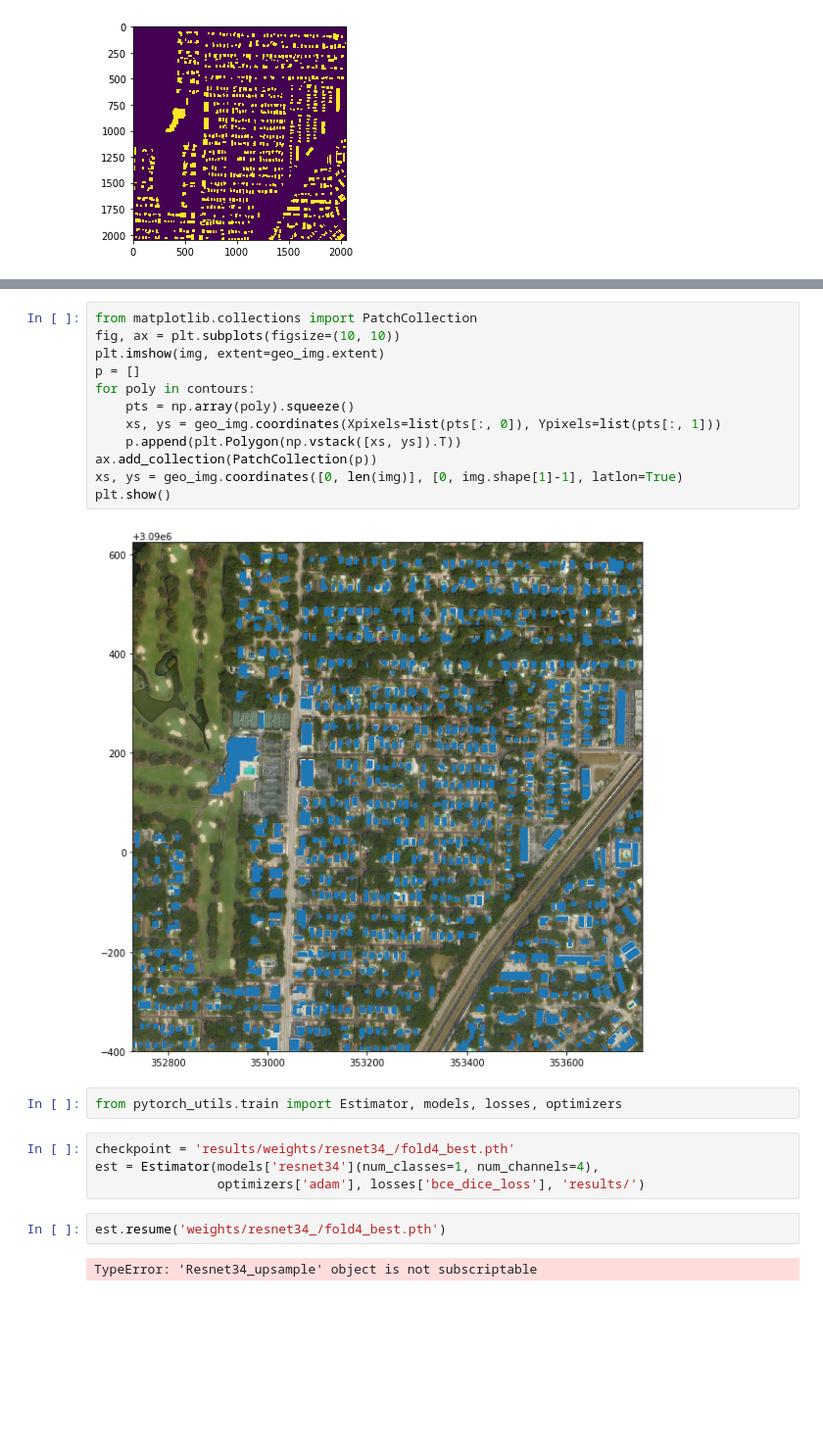
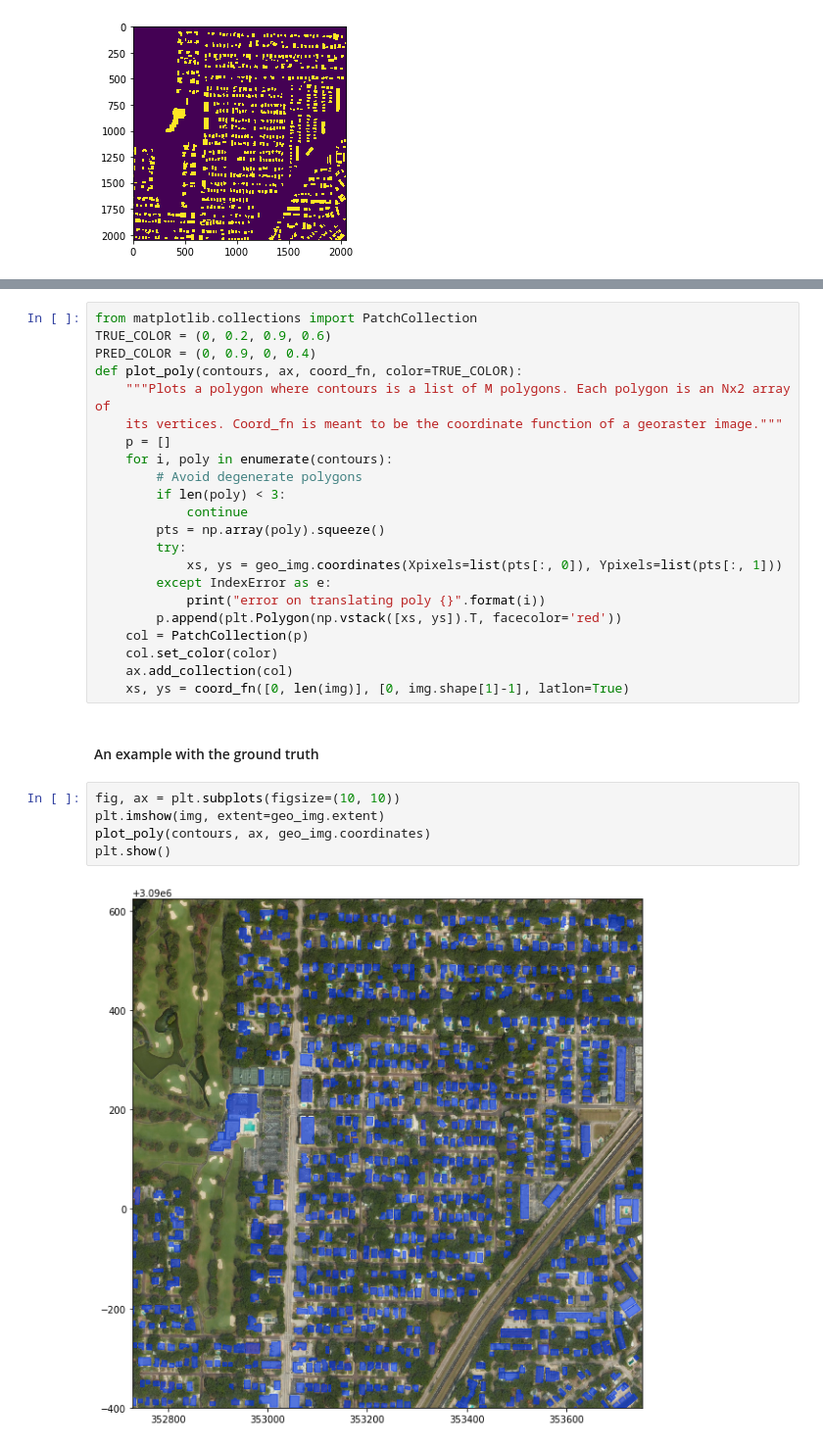
Before and after one commit to ngundotra/urban3dchallenge, a Jupyter notebook: albu/src/Polygon Vis.ipynb, the cells around one changed output, grey strips where cells are left out. Shown at 98% size. Drawn from its saved outputs; the diff is of its cells as text; blank space fills up the shorter version.

```diff
--- a/albu/src/Polygon Vis.ipynb
+++ b/albu/src/Polygon Vis.ipynb
@@ -71,24 +86,31 @@ plt.imshow(dst)
 # %%
 from matplotlib.collections import PatchCollection
-fig, ax = plt.subplots(figsize=(10, 10))
-plt.imshow(img, extent=geo_img.extent)
-p = []
-for poly in contours:
-    pts = np.array(poly).squeeze()
-    xs, ys = geo_img.coordinates(Xpixels=list(pts[:, 0]), Ypixels=list(pts[:, 1]))
-    p.append(plt.Polygon(np.vstack([xs, ys]).T))
-ax.add_collection(PatchCollection(p))
-xs, ys = geo_img.coordinates([0, len(img)], [0, img.shape[1]-1], latlon=True)
-plt.show()
+TRUE_COLOR = (0, 0.2, 0.9, 0.6)
+PRED_COLOR = (0, 0.9, 0, 0.4)
+def plot_poly(contours, ax, coord_fn, color=TRUE_COLOR):
+    """Plots a polygon where contours is a list of M polygons. Each polygon is an Nx2 array of
+    its vertices. Coord_fn is meant to be the coordinate function of a georaster image."""
+    p = []
+    for i, poly in enumerate(contours):
+        # Avoid degenerate polygons
+        if len(poly) < 3:
+            continue
+        pts = np.array(poly).squeeze()
+        try:
+            xs, ys = geo_img.coordinates(Xpixels=list(pts[:, 0]), Ypixels=list(pts[:, 1]))
+        except IndexError as e:
+            print("error on translating poly {}".format(i))
+        p.append(plt.Polygon(np.vstack([xs, ys]).T, facecolor='red'))
+    col = PatchCollection(p)
+    col.set_color(color)
+    ax.add_collection(col)
+    xs, ys = coord_fn([0, len(img)], [0, img.shape[1]-1], latlon=True)
-# %% [output]
-[figure, removed]
-# %%
-from pytorch_utils.train import Estimator, models, losses, optimizers
-# %%
-checkpoint = 'results/weights/resnet34_/fold4_best.pth'
-est = Estimator(models['resnet34'](num_classes=1, num_channels=4),
-                optimizers['adam'], losses['bce_dice_loss'], 'results/')
-# %%
-est.resume('weights/resnet34_/fold4_best.pth')
-# %% [output]
-TypeError: 'Resnet34_upsample' object is not subscriptable
+# %% [markdown]
+#### An example with the ground truth
+# %%
+fig, ax = plt.subplots(figsize=(10, 10))
+plt.imshow(img, extent=geo_img.extent)
+plot_poly(contours, ax, geo_img.coordinates)
+plt.show()
+# %% [output]
+[figure, added]
```
Also changed, not shown: parts of 25 cells of this notebook.
